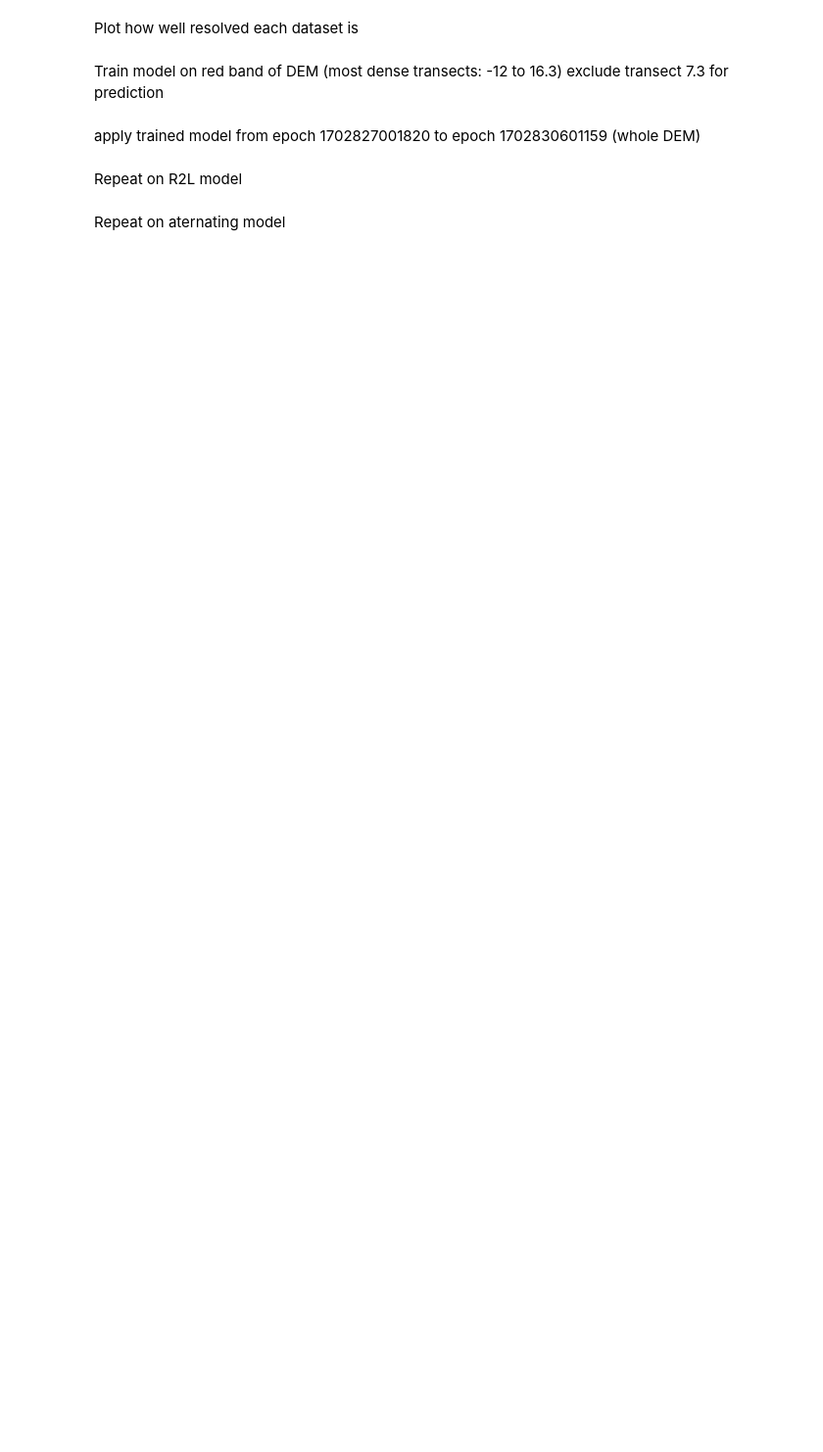
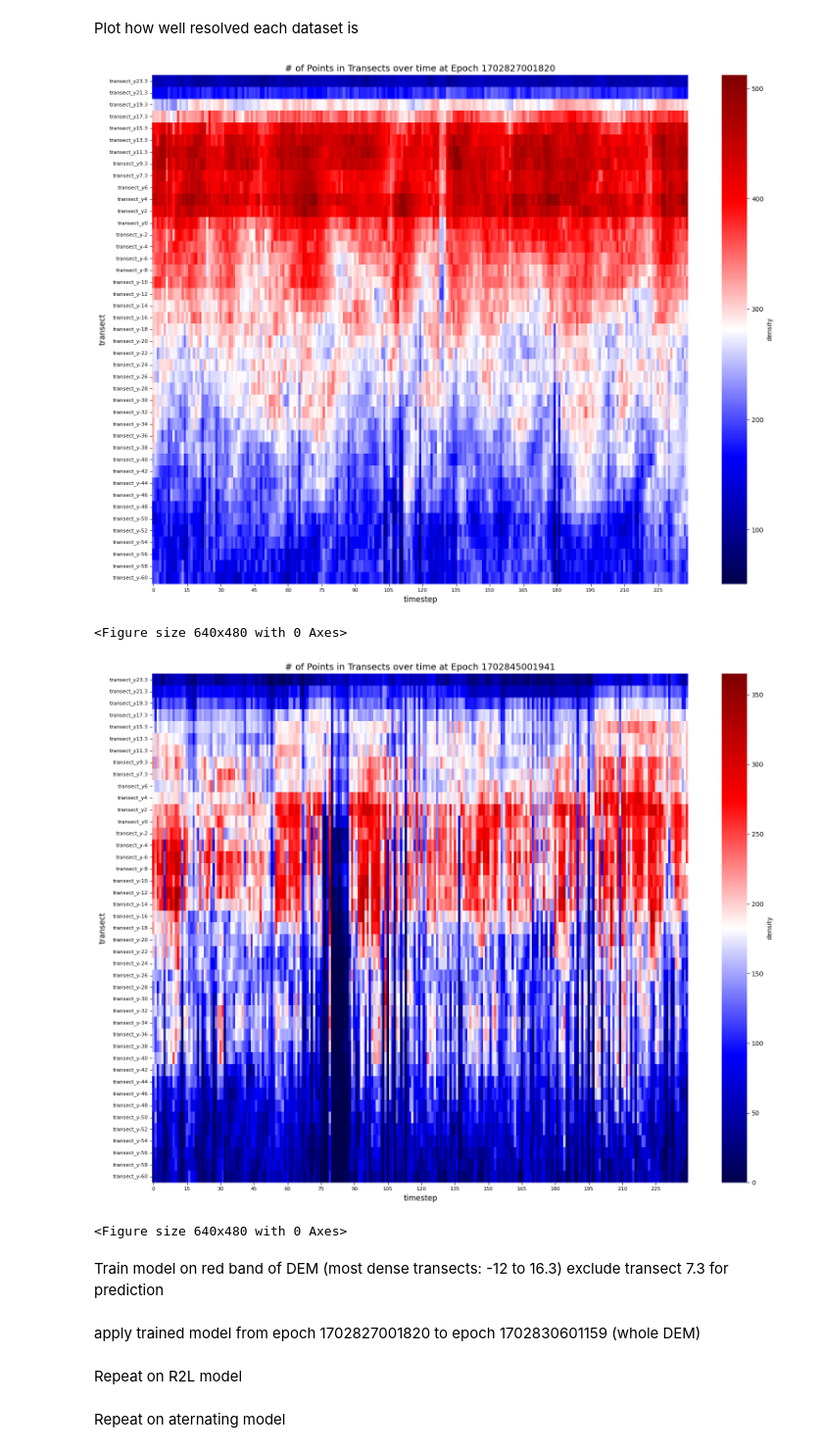
Before and after one commit to NCSU-CHAZ/MasonBEAST, a Jupyter notebook: testingtime1.ipynb, the cells around one changed output. Shown at 98% size. Saved outputs shown, nothing was run; the diff lists cells and outputs as text; code cells hidden in the pictures; blank space fills up the shorter version.

Commit message:
debug up to point density

```diff
--- a/testingtime1.ipynb
+++ b/testingtime1.ipynb
@@ -698,10 +698,10 @@ def sort_transects(ds):
     print(f"{len(transects)} transects in given ds")
     import re
     # sort chronologicallly
-    def exctract_y_loc(name):
+    def extract_y_loc(name):
         match=re.search(r'y(-?\d+\.?d*)',name)
         if match:
-            return float(match.group)
+            return float(match.group(1))
         return 0
     sorted_transect_keys=sorted(transects.keys(),key=extract_y_loc)
     sorted_transects={k:transects[k] for k in sorted_transect_keys}
@@ -716,7 +716,7 @@ norm_tran1702827001820_nodune=norm_tran1702827001820.iloc[200:,:]
 norm_tran1702845001941_nodune=norm_tran1702845001941.iloc[200:,:]
 # sort
 sorted_1820=sort_transects(norm_tran1702827001820)
-sorted_1159=sort_transects(norm_tran1702845001941)
+sorted_1941=sort_transects(norm_tran1702845001941)
 # %% [output]
 Dataset 1 Shape: (23693, 239)
 Dataset 2 Shape: (23693, 240)
@@ -727,7 +727,7 @@ Plot how well resolved each dataset is
 # %%
 def plot_density(pt_density,savepath,epochnum):
     os.makedirs(savepath,exist_ok=True)
-    savepath=os.path.join(savepath,epochnum,"point_density.png")
+    savepath=os.path.join(savepath,"point_density.png")
     # plot density of transects (amount of original data present)
     import seaborn as sns
     import pandas as pd
@@ -735,7 +735,7 @@ def plot_density(pt_density,savepath,epochnum):
 
     plt.figure(figsize=(16,12))
     sns.heatmap(df.T.iloc[::-1],cmap='seismic',annot=False,xticklabels=15,yticklabels=True,cbar_kws={'label':'density'})
-    plt.title('# of Points in Transects over time',fontsize=14)
+    plt.title(f'# of Points in Transects over time at Epoch {epochnum}',fontsize=14)
     plt.xlabel('timestep',fontsize=12)
     plt.ylabel('transect',fontsize=12)
 
@@ -744,17 +744,26 @@ def plot_density(pt_density,savepath,epochnum):
 
     plt.tight_layout()
     plt.show()
-    plt.savefif(savepath,dpi=300,bbox_inches='tight')
+    plt.savefig(savepath,dpi=300,bbox_inches='tight')
 # %%
 pt_density_1820={}
-pt_density_1159={}
+pt_density_1941={}
 
 for t_name,df in sorted_1820.items():
-    pt_density_1820[t_name]=sorted_1820.count(axis=0)
-    pt_density_1159[t_name]=sorted_1159.count(axis=0)
+    if t_name in sorted_1820:
+        pt_density_1820[t_name]=sorted_1820[t_name].count(axis=0)
 
-plot_density(pt_density_1820,'1702827001820',figpath1820)
-plot_density(pt_density_1159,'1702830601159',figpath1159)
+for t_name,df in sorted_1941.items():
+    if t_name in sorted_1941:
+        pt_density_1941[t_name]=sorted_1941[t_name].count(axis=0)
+
+plot_density(pt_density_1820,figpath1820,'1702827001820')
+plot_density(pt_density_1941,figpath1941,'1702845001941')
+# %% [output]
+[figure, added]
+<Figure size 640x480 with 0 Axes>
+[figure, added]
+<Figure size 640x480 with 0 Axes>
 # %% [markdown]
 Train model on red band of DEM (most dense transects: -12 to 16.3) exclude transect 7.3 for prediction
 # %%
```
Also changed, not shown: parts of 1 cell of this notebook.
